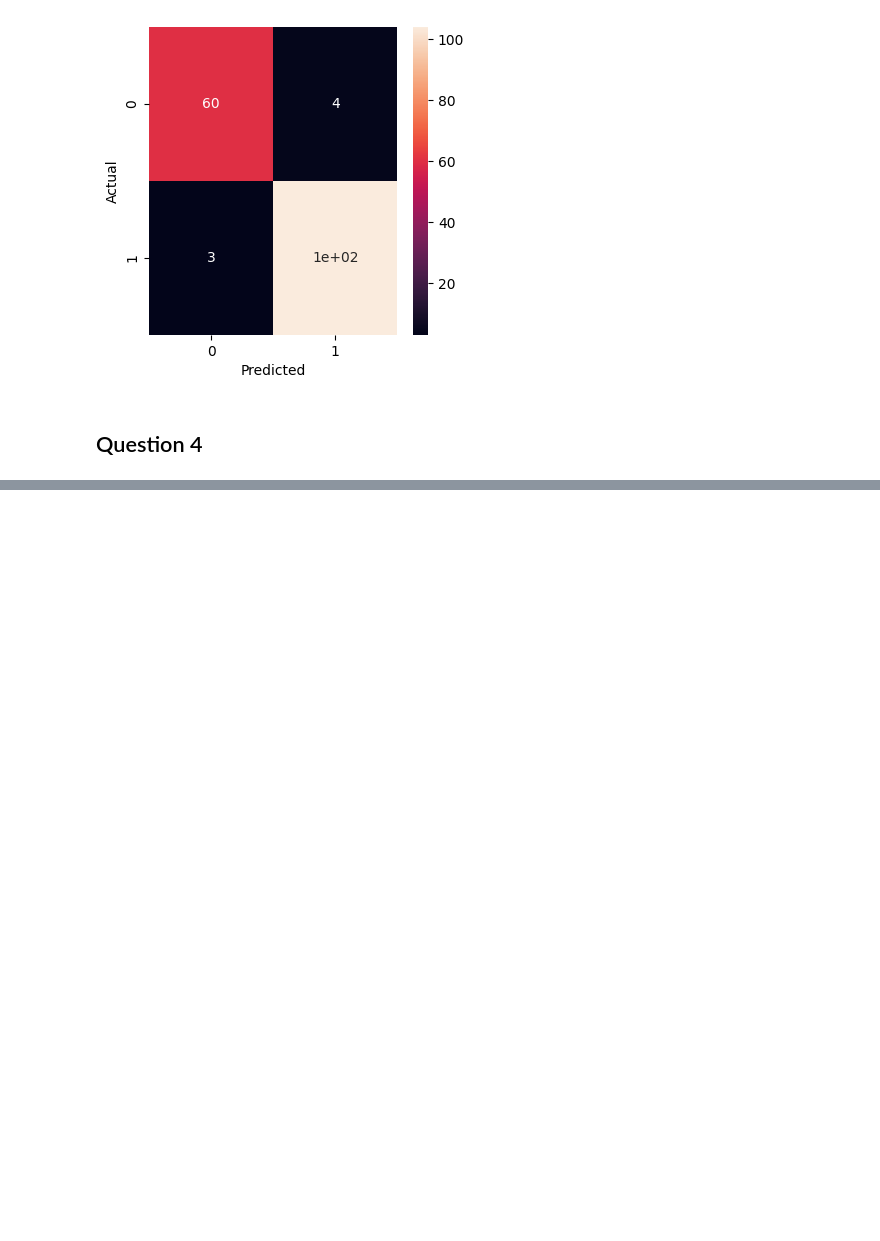
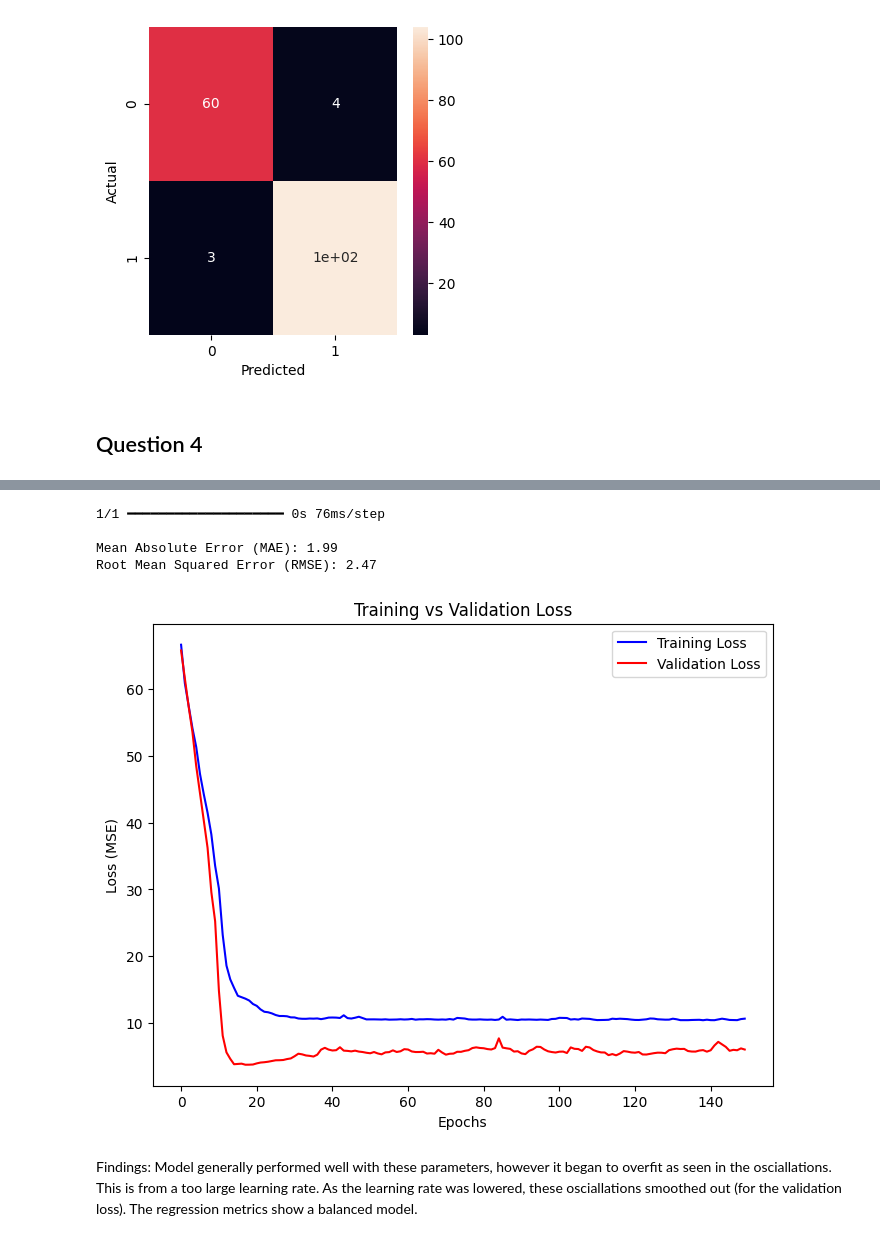
Before and after one commit to morrea1/MANE-4962, a Jupyter notebook: Homework3.ipynb, the cells around one changed output, grey strips where cells are left out. Drawn from its saved outputs; the diff is of its cells as text; code cells hidden in the pictures; blank space fills up the shorter version.

```diff
--- a/Homework3.ipynb
+++ b/Homework3.ipynb
@@ -234,0 +273,28 @@ data = np.loadtxt(file_path, delimiter=",")
+# %%
+#regression metrics
+
+y_pred = model.predict(X_val)
+mae = mean_absolute_error(y_val, y_pred)
+rmse = np.sqrt(mean_squared_error(y_val, y_pred))
+
+print(f"\nMean Absolute Error (MAE): {mae:.2f}")
+print(f"Root Mean Squared Error (RMSE): {rmse:.2f}")
+# %% [output]
+1/1 ━━━━━━━━━━━━━━━━━━━━ 0s 76ms/step
+
+Mean Absolute Error (MAE): 1.99
+Root Mean Squared Error (RMSE): 2.47
+# %%
+plt.figure(figsize=(8, 6))
+plt.plot(history.history["loss"], label="Training Loss", color="blue")
+plt.plot(history.history["val_loss"], label="Validation Loss", color="red")
+plt.xlabel("Epochs")
+plt.ylabel("Loss (MSE)")
+plt.title("Training vs Validation Loss")
+plt.legend()
+plt.show()
+# %% [output]
+[figure, added]
+# %% [markdown]
+Findings:
+Model generally performed well with these parameters, however it began to overfit as seen in the osciallations. This is from a too large learning rate. As the learning rate was lowered, these osciallations smoothed out (for the validation loss). The regression metrics show a balanced model.
```
Also changed, not shown: parts of 3 cells of this notebook.
